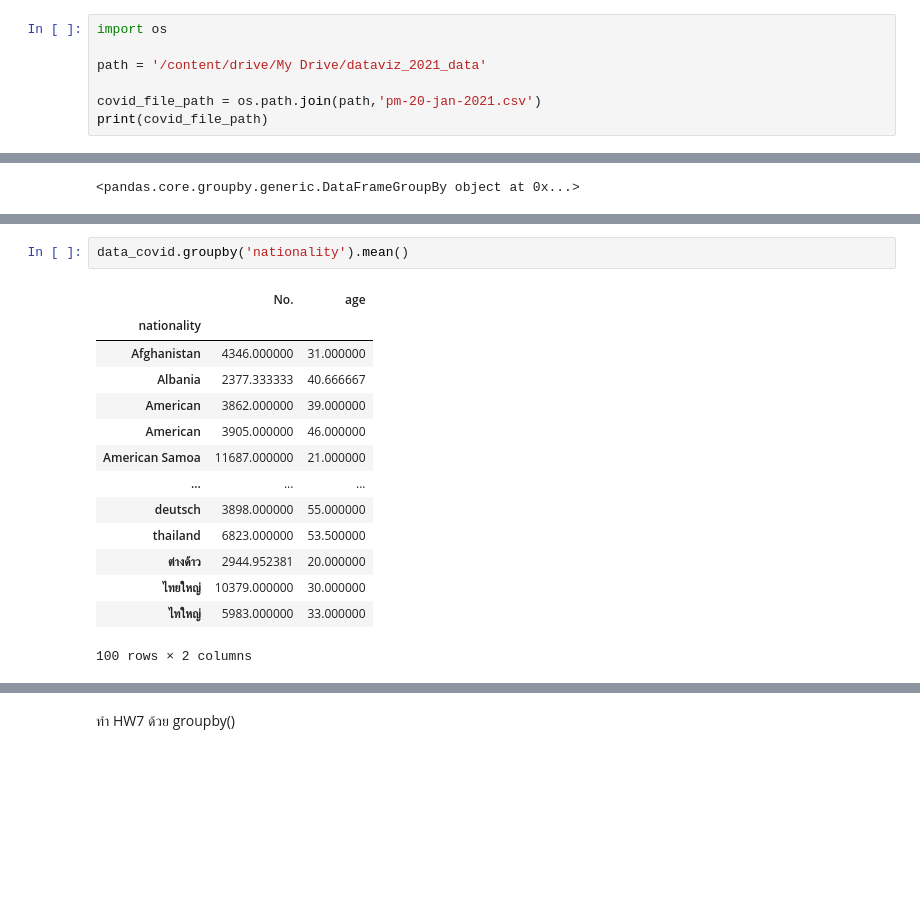
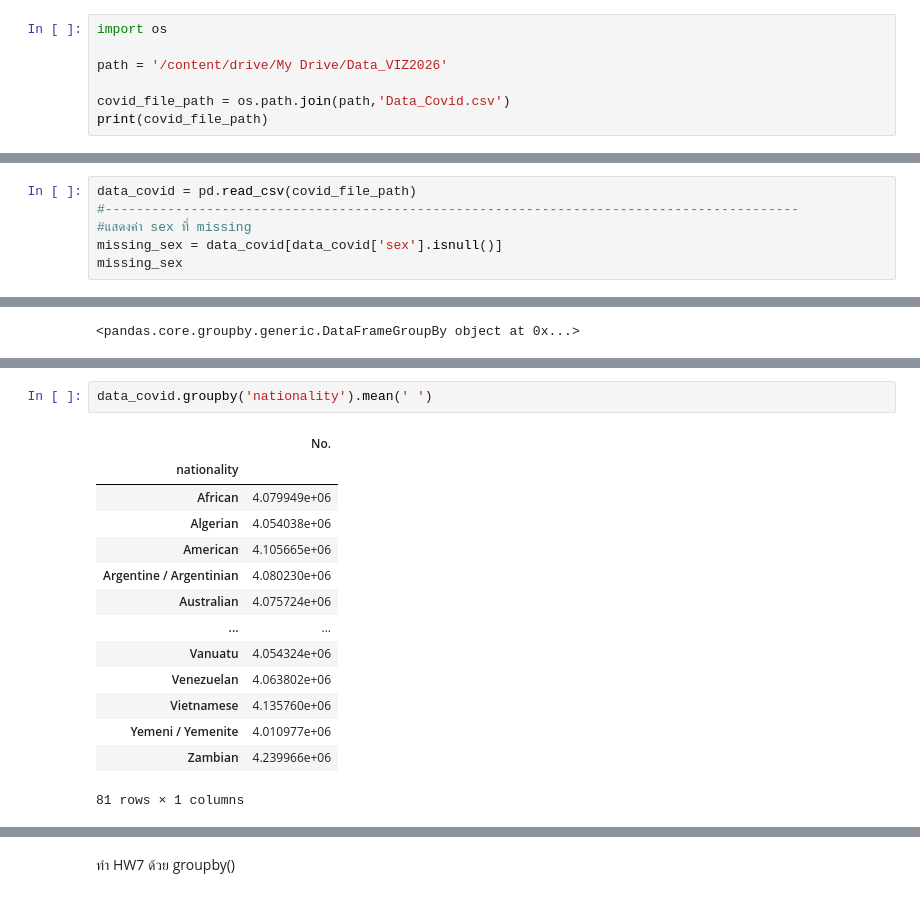
Before and after one commit to bunyanutn-droid/PythonDataViz, a Jupyter notebook: สำเนาของ_Pandas102.ipynb, the cells around one changed output, grey strips where cells are left out. Saved outputs shown, nothing was run; the diff lists cells and outputs as text; blank space fills up the shorter version.

```diff
--- a/สำเนาของ_Pandas102.ipynb
+++ b/สำเนาของ_Pandas102.ipynb
@@ -10,8 +10,8 @@ Mounted at /content/drive
 # %%
 import os
 
-path = '/content/drive/My Drive/dataviz_2021_data'
+path = '/content/drive/My Drive/Data_VIZ2026'
 
-covid_file_path = os.path.join(path,'pm-20-jan-2021.csv')
+covid_file_path = os.path.join(path,'Data_Covid.csv')
 print(covid_file_path)
 # %% [output]
@@ -363,0 +397,6 @@ data_human2_renamed
+# %%
+data_covid = pd.read_csv(covid_file_path)
+#-----------------------------------------------------------------------------------------
+#แสดงค่า sex ที่ missing
+missing_sex = data_covid[data_covid['sex'].isnull()]
+missing_sex
@@ -388,20 +461,20 @@ data_covid.groupby('nationality').count()
 # %%
-data_covid.groupby('nationality').mean()
+data_covid.groupby('nationality').mean(' ')
 # %% [output]
-|  | No. | age |
-| nationality |  |  |
-| Afghanistan | 4346.000000 | 31.000000 |
-| Albania | 2377.333333 | 40.666667 |
-| American | 3862.000000 | 39.000000 |
-| American | 3905.000000 | 46.000000 |
-| American Samoa | 11687.000000 | 21.000000 |
-| ... | ... | ... |
-| deutsch | 3898.000000 | 55.000000 |
-| thailand | 6823.000000 | 53.500000 |
-| ต่างด้าว | 2944.952381 | 20.000000 |
-| ไทยใหญ่ | 10379.000000 | 30.000000 |
-| ไทใหญ่ | 5983.000000 | 33.000000 |
+|  | No. |
+| nationality |  |
+| African | 4.079949e+06 |
+| Algerian | 4.054038e+06 |
+| American | 4.105665e+06 |
+| Argentine / Argentinian | 4.080230e+06 |
+| Australian | 4.075724e+06 |
+| ... | ... |
+| Vanuatu | 4.054324e+06 |
+| Venezuelan | 4.063802e+06 |
+| Vietnamese | 4.135760e+06 |
+| Yemeni / Yemenite | 4.010977e+06 |
+| Zambian | 4.239966e+06 |
-100 rows × 2 columns
+81 rows × 1 columns
 # %%
 data_covid.groupby('nationality').max(' ') ### ทำไมใส่ ' ' แล้วรันได้!!
 # %% [output]
```
Also changed, not shown: parts of 40 cells of this notebook.
